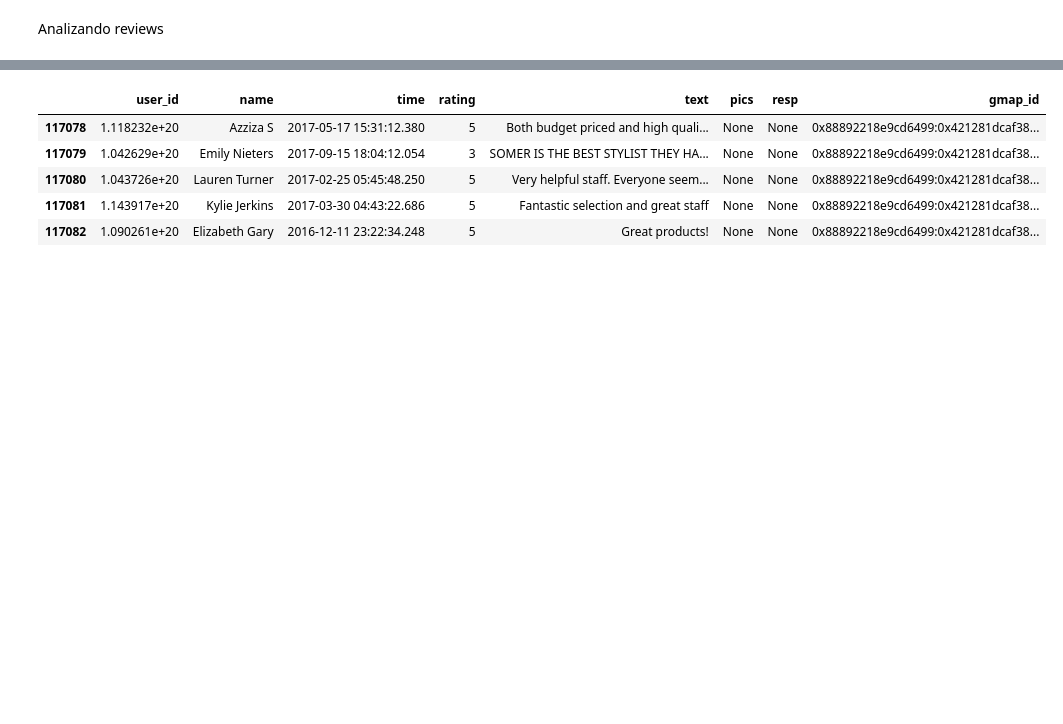
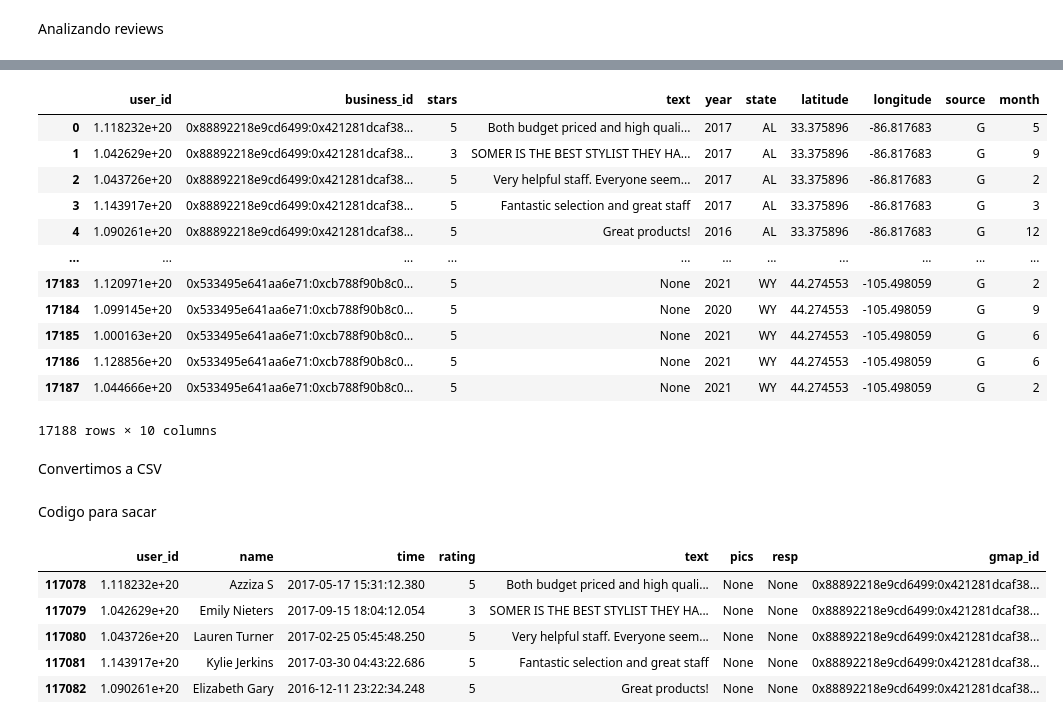
Before and after one commit to JohannaRangel/FinalProject_YelpGoogleMaps, a Jupyter notebook: notebooks/ETL_google.ipynb, the cells around one changed output, grey strips where cells are left out. Cells and saved outputs as stored; diff of their text form; code cells hidden in the pictures; blank space fills up the shorter version.

```diff
--- a/notebooks/ETL_google.ipynb
+++ b/notebooks/ETL_google.ipynb
@@ -203,0 +329,20 @@ df_ulta_beauty= df_final[df_final['gmap_id'].isin(sucursales['gmap_id'].unique()
+# %%
+G_ulta_beauty = G_ulta_beauty[['user_id', 'business_id', 'stars', 'text', 'year', 'state', 'latitude', 'longitude', 'source', 'month']]
+# %%
+G_ulta_beauty
+# %% [output]
+|  | user_id | business_id | stars | text | year | state | latitude | longitude | source | month |
+| 0 | 1.118232e+20 | 0x88892218e9cd6499:0x421281dcaf38... | 5 | Both budget priced and high quali... | 2017 | AL | 33.375896 | -86.817683 | G | 5 |
+| 1 | 1.042629e+20 | 0x88892218e9cd6499:0x421281dcaf38... | 3 | SOMER IS THE BEST STYLIST THEY HA... | 2017 | AL | 33.375896 | -86.817683 | G | 9 |
+| 2 | 1.043726e+20 | 0x88892218e9cd6499:0x421281dcaf38... | 5 | Very helpful staff. Everyone seem... | 2017 | AL | 33.375896 | -86.817683 | G | 2 |
+| 3 | 1.143917e+20 | 0x88892218e9cd6499:0x421281dcaf38... | 5 | Fantastic selection and great staff | 2017 | AL | 33.375896 | -86.817683 | G | 3 |
+| 4 | 1.090261e+20 | 0x88892218e9cd6499:0x421281dcaf38... | 5 | Great products! | 2016 | AL | 33.375896 | -86.817683 | G | 12 |
+| ... | ... | ... | ... | ... | ... | ... | ... | ... | ... | ... |
+| 17183 | 1.120971e+20 | 0x533495e641aa6e71:0xcb788f90b8c0... | 5 | None | 2021 | WY | 44.274553 | -105.498059 | G | 2 |
+| 17184 | 1.099145e+20 | 0x533495e641aa6e71:0xcb788f90b8c0... | 5 | None | 2020 | WY | 44.274553 | -105.498059 | G | 9 |
+| 17185 | 1.000163e+20 | 0x533495e641aa6e71:0xcb788f90b8c0... | 5 | None | 2021 | WY | 44.274553 | -105.498059 | G | 6 |
+| 17186 | 1.128856e+20 | 0x533495e641aa6e71:0xcb788f90b8c0... | 5 | None | 2021 | WY | 44.274553 | -105.498059 | G | 6 |
+| 17187 | 1.044666e+20 | 0x533495e641aa6e71:0xcb788f90b8c0... | 5 | None | 2021 | WY | 44.274553 | -105.498059 | G | 2 |
+17188 rows × 10 columns
+# %% [markdown]
+Convertimos a CSV
@@ -204,3 +351,5 @@ df_ulta_beauty= df_final[df_final['gmap_id'].isin(sucursales['gmap_id'].unique()
+# %% [markdown]
+Codigo para sacar
 # %%
 from datetime import datetime
 
```
Also changed, not shown: parts of 24 cells of this notebook, 1 other file.
